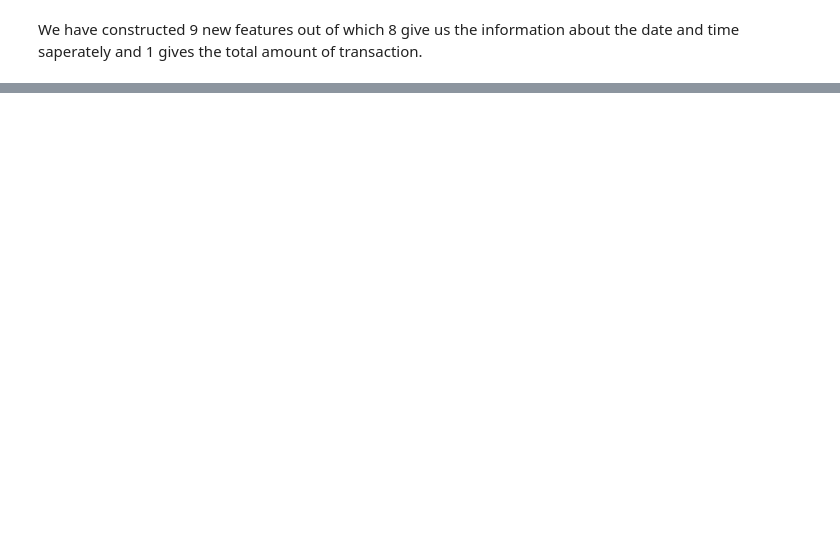
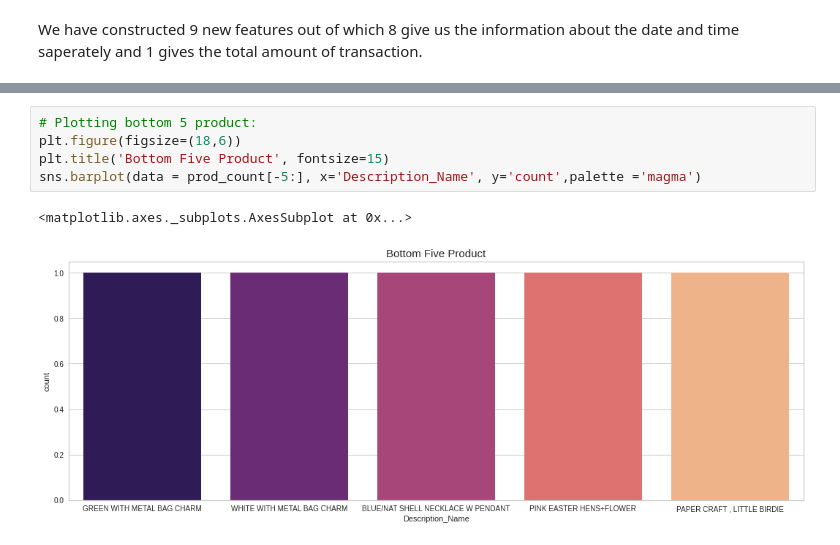
Before and after one commit to adilimam12/unsupervised_learning_capstone-project4, a Jupyter notebook: online_retail_customer_segmentation.ipynb, the cells around one changed output, grey strips where cells are left out. Drawn from its saved outputs; the diff is of its cells as text; blank space fills up the shorter version.

```diff
--- a/online_retail_customer_segmentation.ipynb
+++ b/online_retail_customer_segmentation.ipynb
@@ -353,0 +385,8 @@ We have constructed 9 new features out of which 8 give us the information about
+# %%
+# Plotting bottom 5 product:
+plt.figure(figsize=(18,6))
+plt.title('Bottom Five Product', fontsize=15)
+sns.barplot(data = prod_count[-5:], x='Description_Name', y='count',palette ='magma')
+# %% [output]
+<matplotlib.axes._subplots.AxesSubplot at 0x...>
+[figure, added]
```
Also changed, not shown: parts of 23 cells of this notebook.
